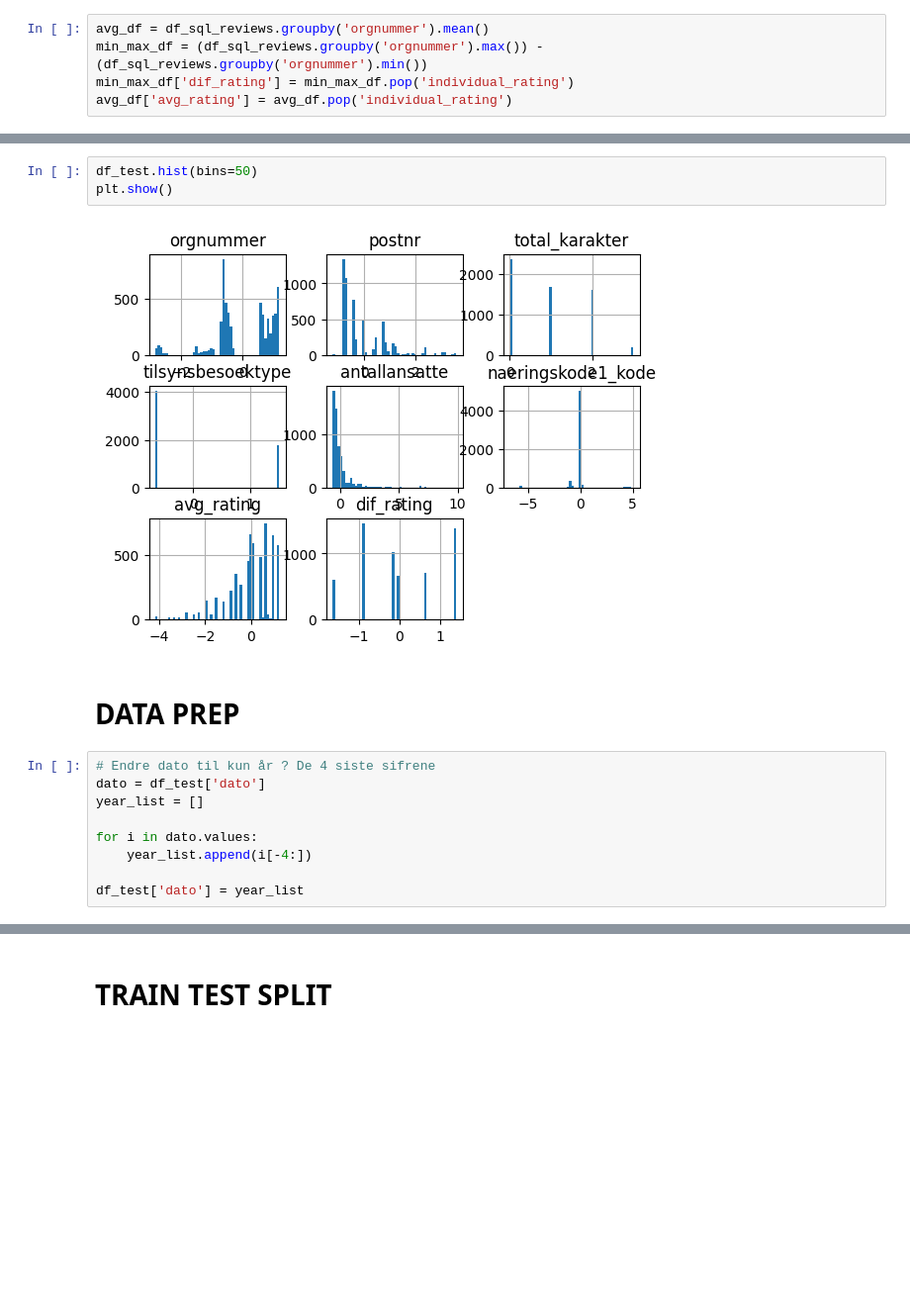
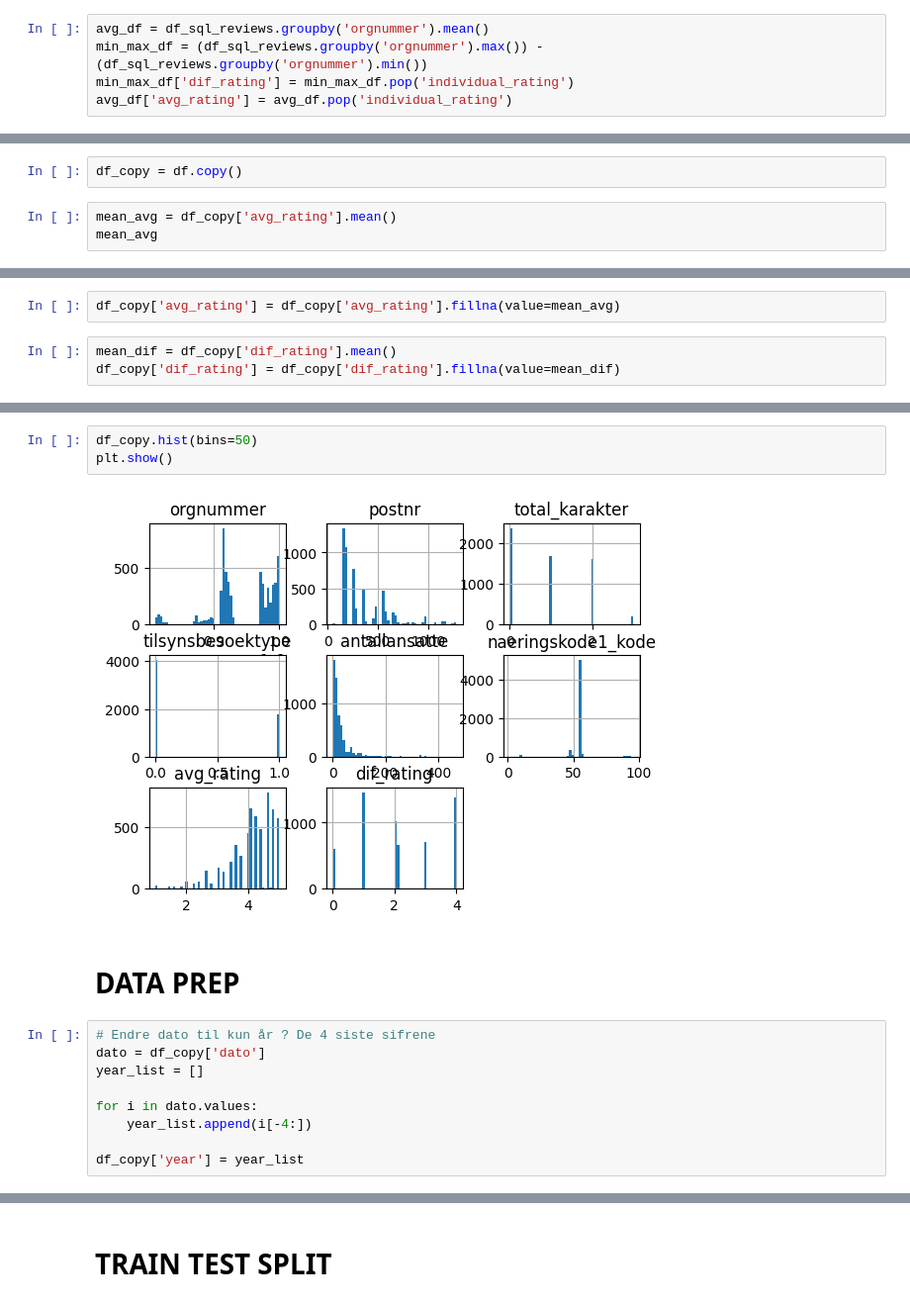
Before and after one commit to drimepal/gradprojectgrp3, a Jupyter notebook: ML/ml_testing.ipynb, the cells around one changed output, grey strips where cells are left out. Shown: that part at 99% size. Drawn from its saved outputs; the diff is of its cells as text; blank space fills up the shorter version.

Commit message:
Endret test og train

```diff
--- a/ML/ml_testing.ipynb
+++ b/ML/ml_testing.ipynb
@@ -91,0 +104,5 @@ df_test
+# %%
+df_copy = df.copy()
+# %%
+mean_avg = df_copy['avg_rating'].mean()
+mean_avg
@@ -91,0 +111,5 @@ df_test
+# %%
+df_copy['avg_rating'] = df_copy['avg_rating'].fillna(value=mean_avg)
+# %%
+mean_dif = df_copy['dif_rating'].mean()
+df_copy['dif_rating'] = df_copy['dif_rating'].fillna(value=mean_dif)
@@ -92,19 +132,19 @@ df_test
 # %%
-df_test.hist(bins=50)
+df_copy.hist(bins=50)
 plt.show()
 # %% [output]
-[figure, old version]
+[figure, new version]
 # %% [markdown]
 # DATA PREP
 # %%
 # Endre dato til kun år ? De 4 siste sifrene
-dato = df_test['dato']
+dato = df_copy['dato']
 year_list = []
 
 for i in dato.values:
     year_list.append(i[-4:])
 
-df_test['dato'] = year_list
+df_copy['year'] = year_list
 # %%
 ss_features = ['postnr', 'orgnummer', 'tilsynsbesoektype', 'naeringskode1_kode', 'antallansatte', 'avg_rating', 'dif_rating']
 ss_scaler = StandardScaler()
```
Also changed, not shown: parts of 25 cells of this notebook.
